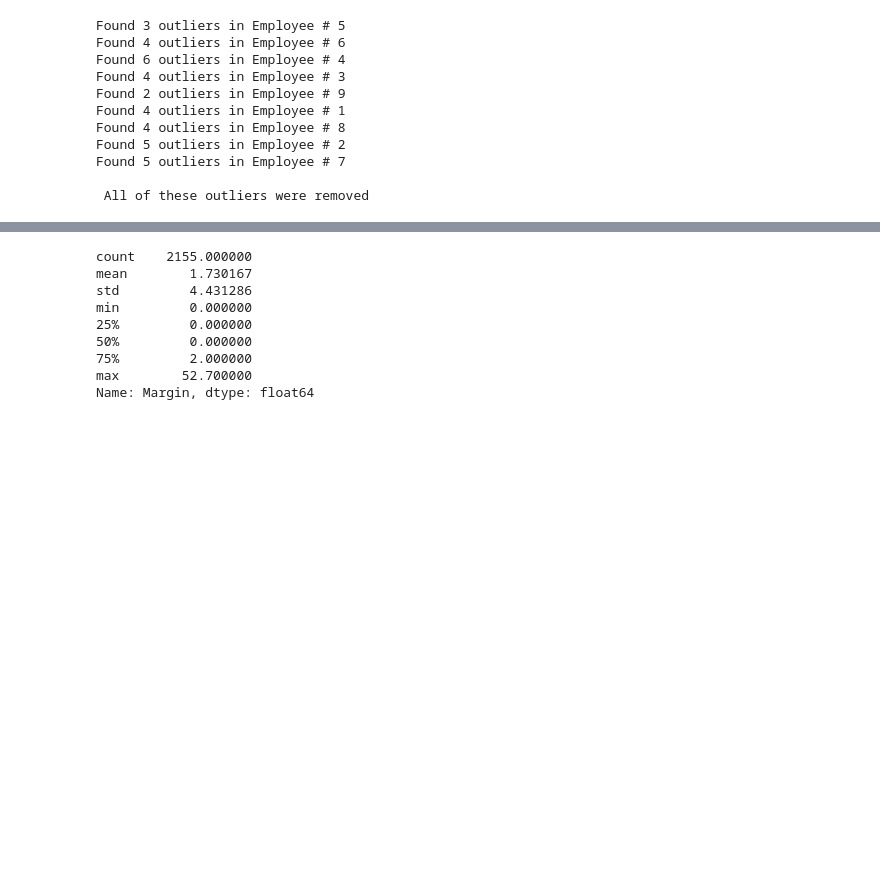
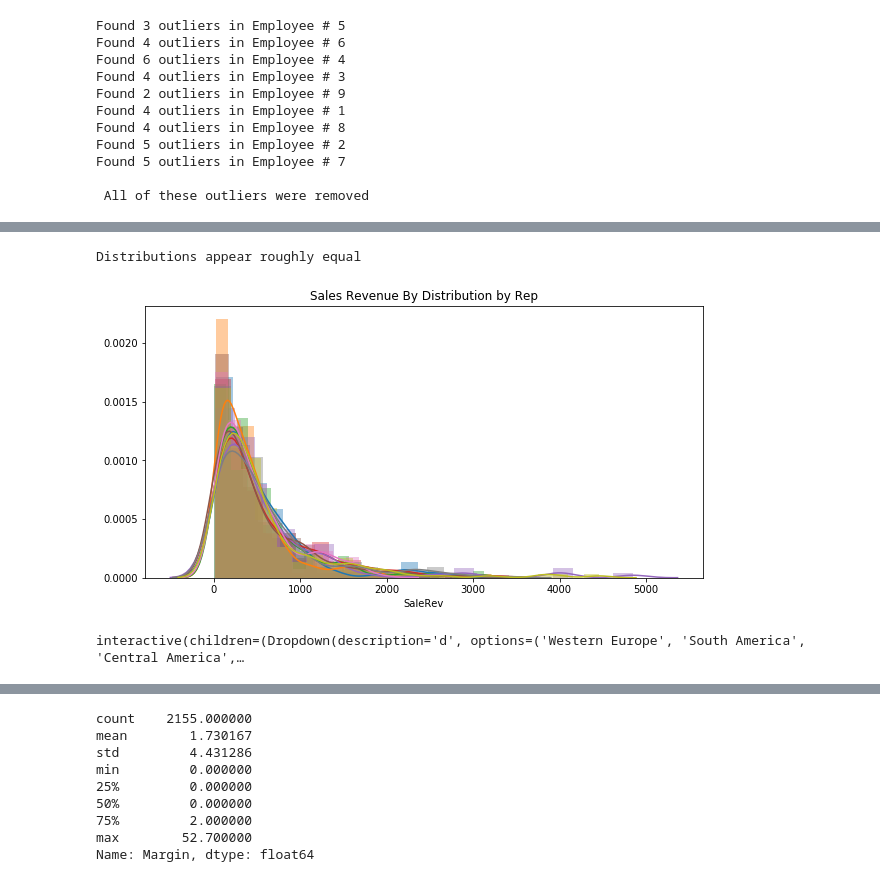
Before and after one commit to andiosika/hypothesis_testing_workflow_python, a Jupyter notebook: student.ipynb, the cells around one changed output, grey strips where cells are left out. Drawn from its saved outputs; the diff is of its cells as text; code cells hidden in the pictures; blank space fills up the shorter version.

```diff
--- a/student.ipynb
+++ b/student.ipynb
@@ -742,0 +759,4 @@ Found 5 outliers in Employee # 7
+# %%
+data = []
+for k,v in reps.items():
+    data.append(v)
@@ -760,0 +844,10 @@ All samples are >15: Normality Assumption Criterion is met.
+# %%
+data = []
+labels = []
+for k,v in reps.items():
+    print(str(k)
+    print(v,len(v.to_list()))
+    data.append(v.values)
+    #labels.append(list((str(k)*len(v)))
+
+labels = np.array(labels)
@@ -760,0 +936,17 @@ All samples are >15: Normality Assumption Criterion is met.
+# %%
+fig, ax = plt.subplots(figsize=(10,5))
+for k,v in reps.items():
+    sns.distplot(v,label=v)
+
+plt.title('Sales Revenue By Distribution by Rep')
+print('Distributions appear roughly equal')
+# %% [output]
+Distributions appear roughly equal
+[figure, added]
+# %%
+@interact
+def plt_discounts(d=regions):
+    sns.distplot(prods.groupby('ShipRegion').get_group(d)['TotalSpend'])
+    plt.axvline(spend_mu, color='purple')
+# %% [output]
+interactive(children=(Dropdown(description='d', options=('Western Europe', 'South America', 'Central America',…
```
Also changed, not shown: parts of 56 cells of this notebook, 1 other file.
